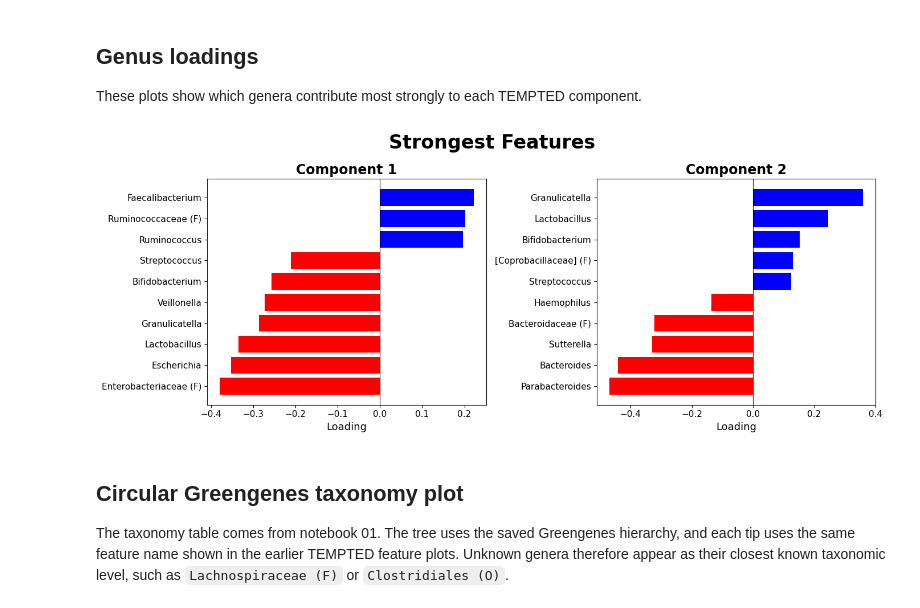
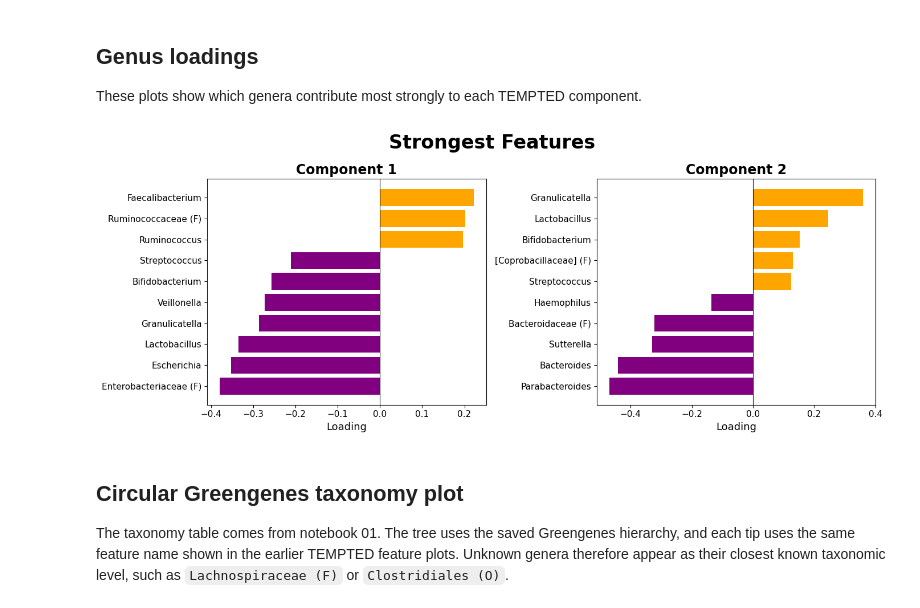
Before and after one commit to UnDfind79/TEMPTED_MEFISTO_PROJECT, a Jupyter notebook: notebooks/06_create_plots_TEMPTED_only.ipynb, the cells around one changed output. Drawn from its saved outputs; the diff is of its cells as text; code cells hidden in the pictures.

Commit message:
Updated plots for readability

```diff
--- a/notebooks/06_create_plots_TEMPTED_only.ipynb
+++ b/notebooks/06_create_plots_TEMPTED_only.ipynb
@@ -230,7 +230,7 @@ for ax, dim in zip(axes, t_dims):
     top = top.nlargest(10, "abs").sort_values(dim)
 
     bar_colors = [
-        "red" if value < 0 else "blue"
+        "purple" if value < 0 else "orange"
         for value in top[dim]
     ]
 
@@ -246,34 +246,34 @@ for ax, dim in zip(axes, t_dims):
         linewidth=.8,
     )
 
     number = dim.split("_")[-1]
 
     ax.set_title(
         f"Component {number}",
         fontsize=17,
         fontweight="bold",
     )
 
     ax.set_xlabel(
         "Loading",
         fontsize=13,
     )
 
     ax.tick_params(
         axis="both",
         labelsize=11,
     )
 
 fig.suptitle(
     "Strongest Features",
     fontsize=24,
     fontweight="bold",
 )
 
 plt.tight_layout(rect=[0, .02, 1, .93])
 save("strongest_genera.png")
 # %% [output]
-[figure, old version]
+[figure, new version]
 # %% [markdown]
 ## Circular Greengenes taxonomy plot
 
```
Also changed, not shown: parts of 2 cells of this notebook, 21 other files.
